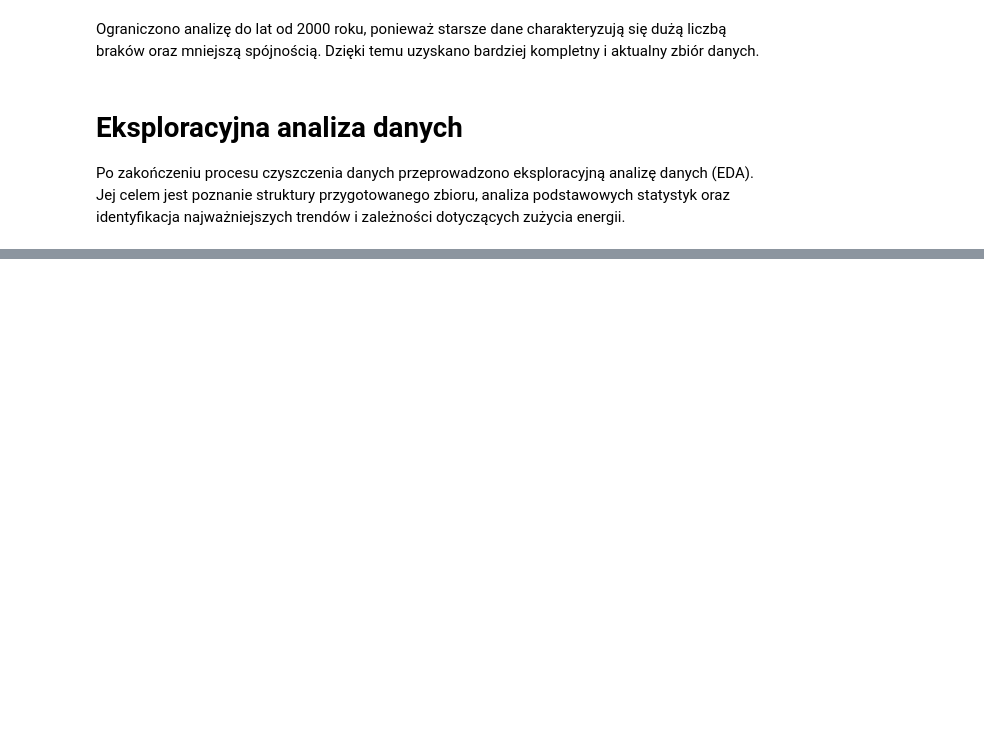
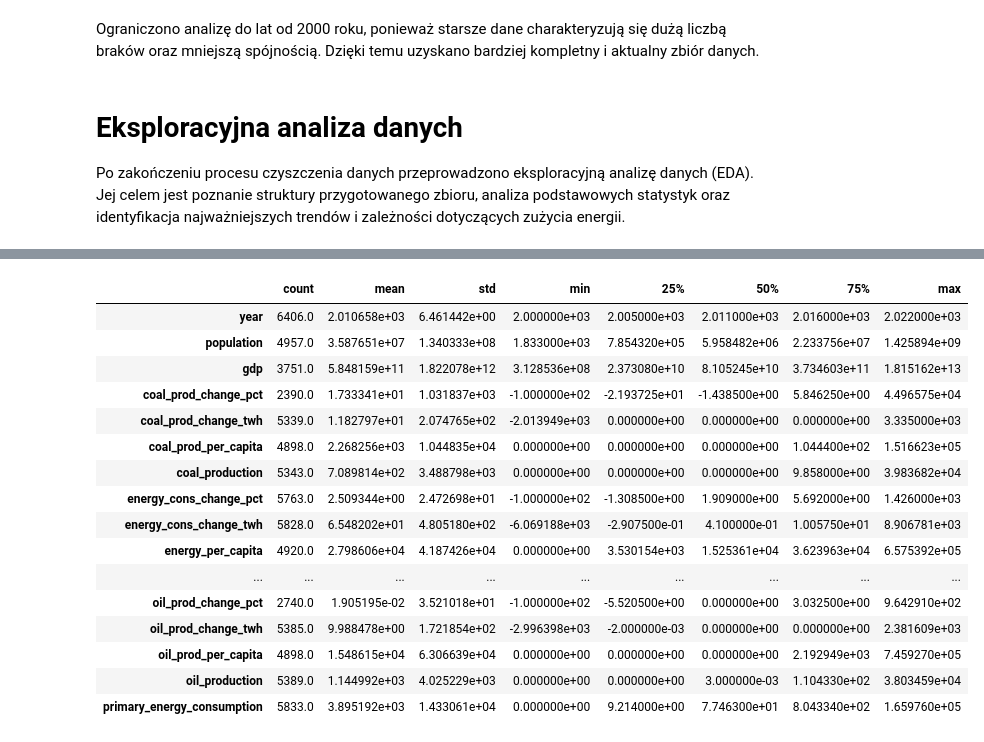
Before and after one commit to olaramota-beep/AWDP-projekt-do-oddania, a Jupyter notebook: Diagnostyka danych i wizualizacja.ipynb, the cells around one changed output, grey strips where cells are left out. Saved outputs shown, nothing was run; the diff lists cells and outputs as text; code cells hidden in the pictures; blank space fills up the shorter version.

```diff
--- a/Diagnostyka danych i wizualizacja.ipynb
+++ b/Diagnostyka danych i wizualizacja.ipynb
@@ -216,0 +233,22 @@ Po zakończeniu procesu czyszczenia danych przeprowadzono eksploracyjną analiz
+# %%
+# Statystyki opisowe zmiennych numerycznych
+
+df.describe().T
+# %% [output]
+|  | count | mean | std | min | 25% | 50% | 75% | max |
+| year | 6406.0 | 2.010658e+03 | 6.461442e+00 | 2.000000e+03 | 2.005000e+03 | 2.011000e+03 | 2.016000e+03 | 2.022000e+03 |
+| population | 4957.0 | 3.587651e+07 | 1.340333e+08 | 1.833000e+03 | 7.854320e+05 | 5.958482e+06 | 2.233756e+07 | 1.425894e+09 |
+| gdp | 3751.0 | 5.848159e+11 | 1.822078e+12 | 3.128536e+08 | 2.373080e+10 | 8.105245e+10 | 3.734603e+11 | 1.815162e+13 |
+| coal_prod_change_pct | 2390.0 | 1.733341e+01 | 1.031837e+03 | -1.000000e+02 | -2.193725e+01 | -1.438500e+00 | 5.846250e+00 | 4.496575e+04 |
+| coal_prod_change_twh | 5339.0 | 1.182797e+01 | 2.074765e+02 | -2.013949e+03 | 0.000000e+00 | 0.000000e+00 | 0.000000e+00 | 3.335000e+03 |
+| coal_prod_per_capita | 4898.0 | 2.268256e+03 | 1.044835e+04 | 0.000000e+00 | 0.000000e+00 | 0.000000e+00 | 1.044400e+02 | 1.516623e+05 |
+| coal_production | 5343.0 | 7.089814e+02 | 3.488798e+03 | 0.000000e+00 | 0.000000e+00 | 0.000000e+00 | 9.858000e+00 | 3.983682e+04 |
+| energy_cons_change_pct | 5763.0 | 2.509344e+00 | 2.472698e+01 | -1.000000e+02 | -1.308500e+00 | 1.909000e+00 | 5.692000e+00 | 1.426000e+03 |
+| energy_cons_change_twh | 5828.0 | 6.548202e+01 | 4.805180e+02 | -6.069188e+03 | -2.907500e-01 | 4.100000e-01 | 1.005750e+01 | 8.906781e+03 |
+| energy_per_capita | 4920.0 | 2.798606e+04 | 4.187426e+04 | 0.000000e+00 | 3.530154e+03 | 1.525361e+04 | 3.623963e+04 | 6.575392e+05 |
+| ... | ... | ... | ... | ... | ... | ... | ... | ... |
+| oil_prod_change_pct | 2740.0 | 1.905195e-02 | 3.521018e+01 | -1.000000e+02 | -5.520500e+00 | 0.000000e+00 | 3.032500e+00 | 9.642910e+02 |
+| oil_prod_change_twh | 5385.0 | 9.988478e+00 | 1.721854e+02 | -2.996398e+03 | -2.000000e-03 | 0.000000e+00 | 0.000000e+00 | 2.381609e+03 |
+| oil_prod_per_capita | 4898.0 | 1.548615e+04 | 6.306639e+04 | 0.000000e+00 | 0.000000e+00 | 0.000000e+00 | 2.192949e+03 | 7.459270e+05 |
+| oil_production | 5389.0 | 1.144992e+03 | 4.025229e+03 | 0.000000e+00 | 0.000000e+00 | 3.000000e-03 | 1.104330e+02 | 3.803459e+04 |
+| primary_energy_consumption | 5833.0 | 3.895192e+03 | 1.433061e+04 | 0.000000e+00 | 9.214000e+00 | 7.746300e+01 | 8.043340e+02 | 1.659760e+05 |
```
Also changed, not shown: parts of 12 cells of this notebook.
